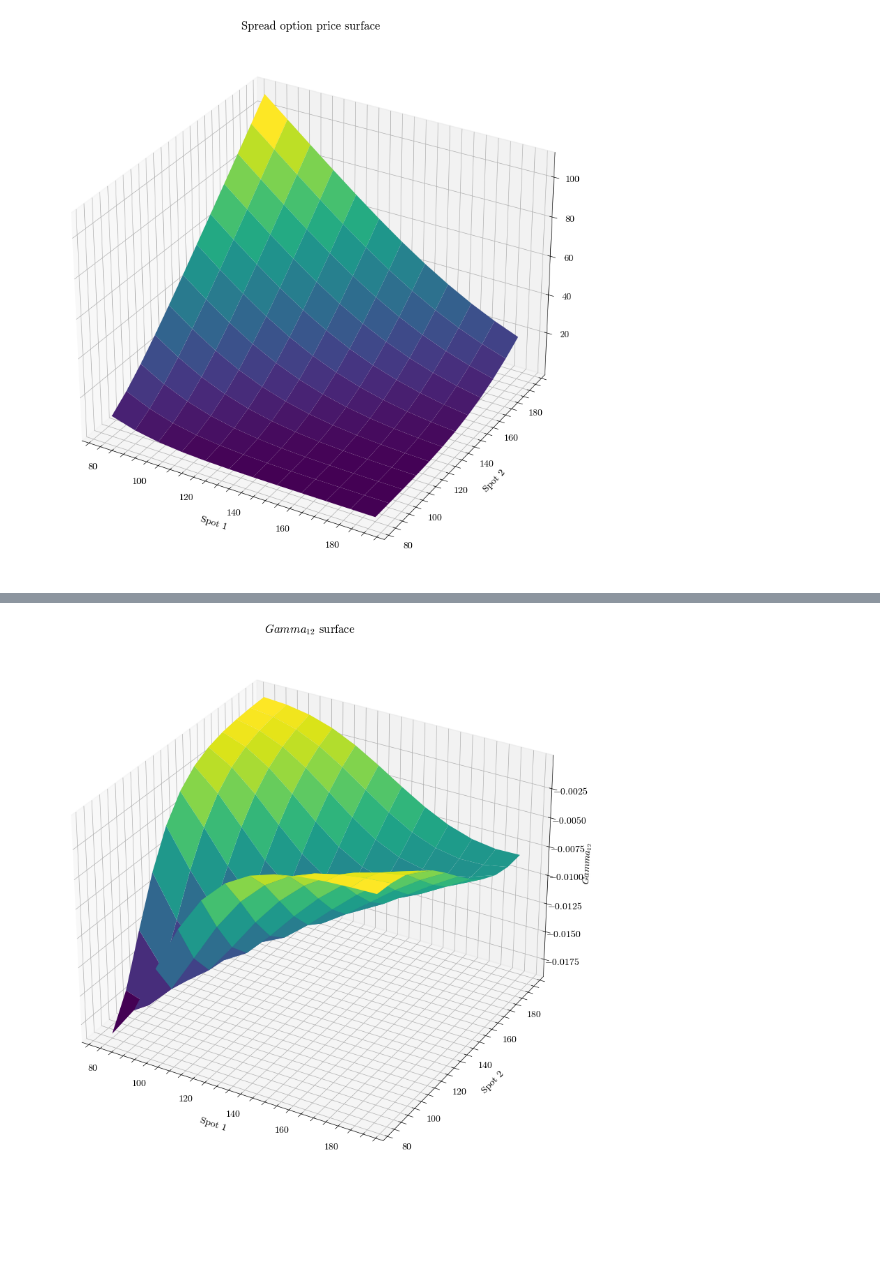
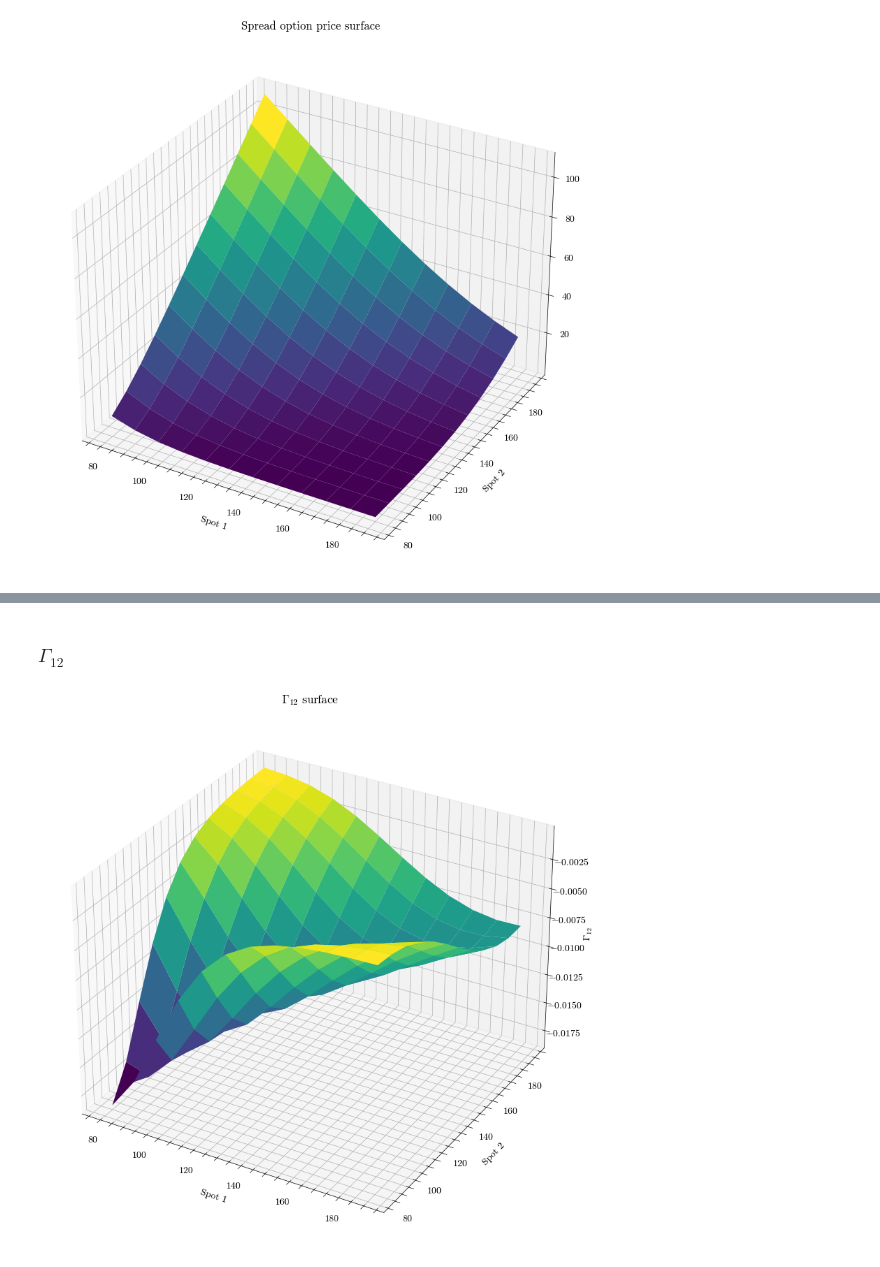
Before and after one commit to paolodelia99/delta-hedging, a Jupyter notebook: black-scholes-hedging/spread-option/spread_opt.ipynb, the cells around one changed output, grey strips where cells are left out. Saved outputs shown, nothing was run; the diff lists cells and outputs as text; code cells hidden in the pictures; blank space fills up the shorter version.

```diff
--- a/black-scholes-hedging/spread-option/spread_opt.ipynb
+++ b/black-scholes-hedging/spread-option/spread_opt.ipynb
@@ -62,15 +90,17 @@ plt.show()
+# %% [markdown]
+### $\Gamma_{12}$
 # %%
 cross_gammas = jnp.asarray([[margrabe_cross_gamma(spots_1[i, j], spots_2[i, j], expires[i, j], sigma_1[i, j], sigma_2[i, j], corr[i, j]) for i in range(spots_1.shape[0])] for j in range(spots_1.shape[1])])
 # %%
 fig = plt.figure(figsize=(10, 10))
 ax = fig.add_subplot(projection='3d')
 
 ax.plot_surface(spots_1, spots_2, cross_gammas[:, :, 0], cmap='viridis')
-ax.set_title(r'$Gamma_{12}$ surface')
+ax.set_title(r'$\Gamma_{12}$ surface')
 ax.set_xlabel('Spot 1')
 ax.set_ylabel('Spot 2')
-ax.set_zlabel(r'$Gamma_{12}$')
+ax.set_zlabel(r'$\Gamma_{12}$')
 
 plt.show()
 # %% [output]
-[figure, old version]
+[figure, new version]
```
Also changed, not shown: parts of 7 cells of this notebook, 3 other files.
